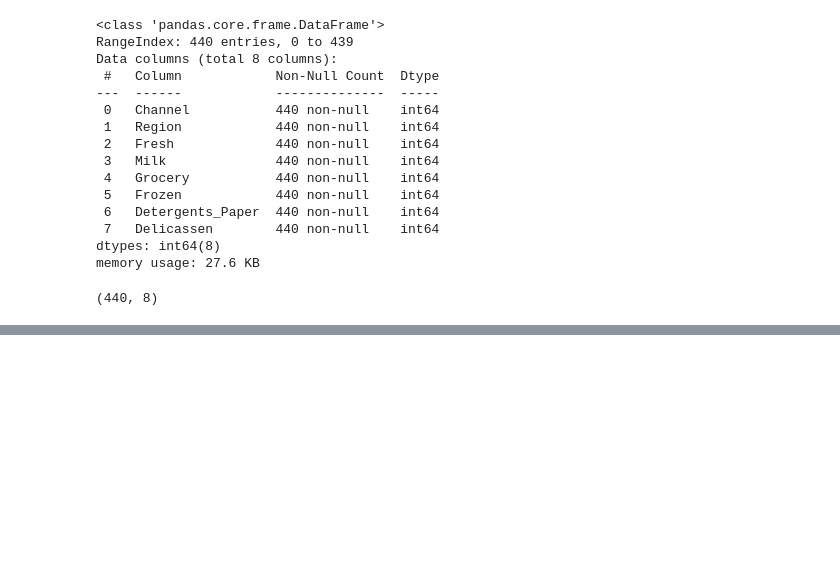
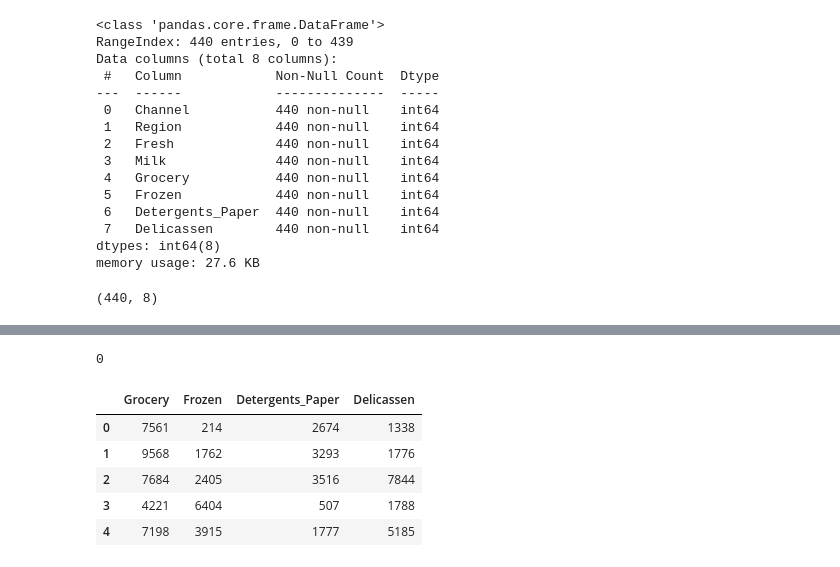
Before and after one commit to SobiaNoorAI/Wholesale-Customer-Segmentation-and-Spending-Behavior-Analysis-By-ML, a Jupyter notebook: K_Means_Clustering_Wholesale_Customers.ipynb, the cells around one changed output, grey strips where cells are left out. Saved outputs shown, nothing was run; the diff lists cells and outputs as text; code cells hidden in the pictures; blank space fills up the shorter version.

```diff
--- a/K_Means_Clustering_Wholesale_Customers.ipynb
+++ b/K_Means_Clustering_Wholesale_Customers.ipynb
@@ -62,0 +81,16 @@ Wholesale_df.shape
+# %%
+# Check Duplicate Values
+Wholesale_df.duplicated().sum()
+# %% [output]
+0
+# %%
+# Drop the first two columns as these are unnecessary
+Wholesale_df = Wholesale_df.iloc[:, 2:]
+Wholesale_df.head()
+# %% [output]
+|  | Grocery | Frozen | Detergents_Paper | Delicassen |
+| 0 | 7561 | 214 | 2674 | 1338 |
+| 1 | 9568 | 1762 | 3293 | 1776 |
+| 2 | 7684 | 2405 | 3516 | 7844 |
+| 3 | 4221 | 6404 | 507 | 1788 |
+| 4 | 7198 | 3915 | 1777 | 5185 |
```
Also changed, not shown: parts of 5 cells of this notebook.
